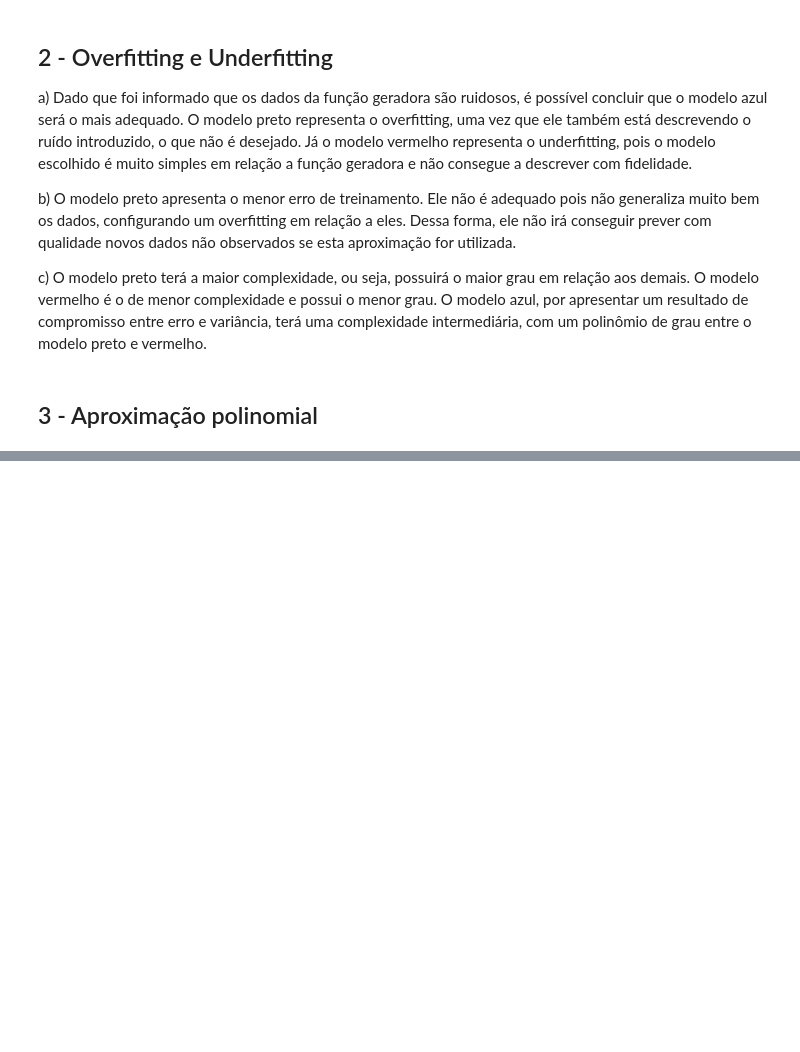
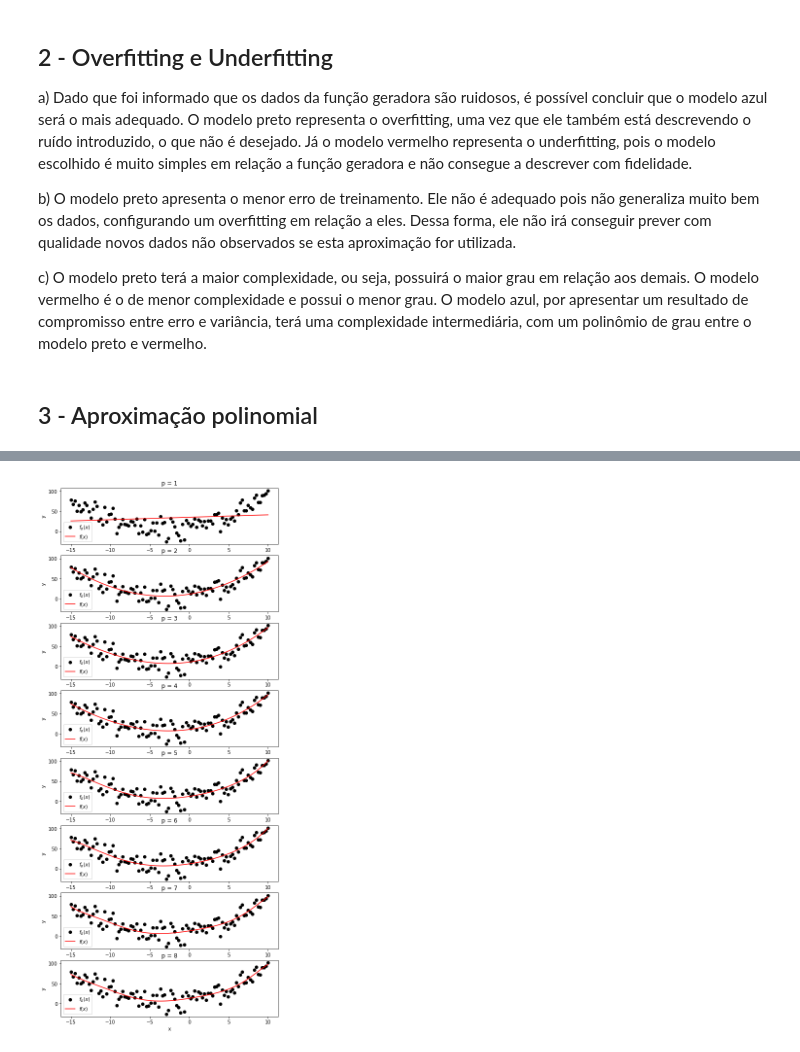
Before and after one commit to vicrsp/rna-ppgee, a Jupyter notebook: exercicios/ex2/solution.ipynb, the cells around one changed output, grey strips where cells are left out. Drawn from its saved outputs; the diff is of its cells as text; code cells hidden in the pictures; blank space fills up the shorter version.

```diff
--- a/exercicios/ex2/solution.ipynb
+++ b/exercicios/ex2/solution.ipynb
@@ -275,0 +293,6 @@ ax2.plot(stderr, color='red')
+# %%
+N = 100
+p_range = range(1, 9)
+fit_polynomials(N, p_range)
+# %% [output]
+[figure, added]
```
Also changed, not shown: parts of 8 cells of this notebook.
